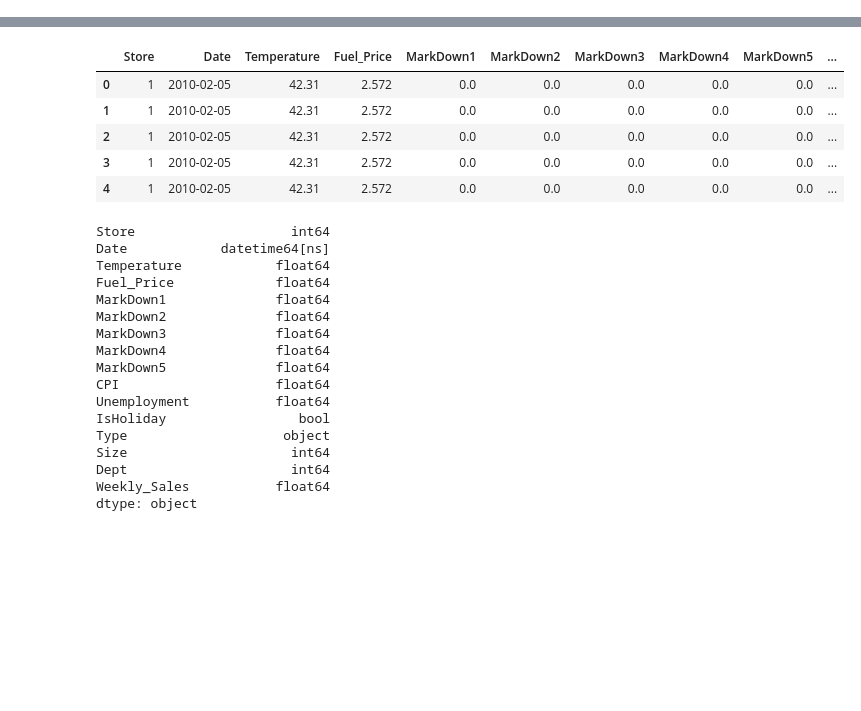
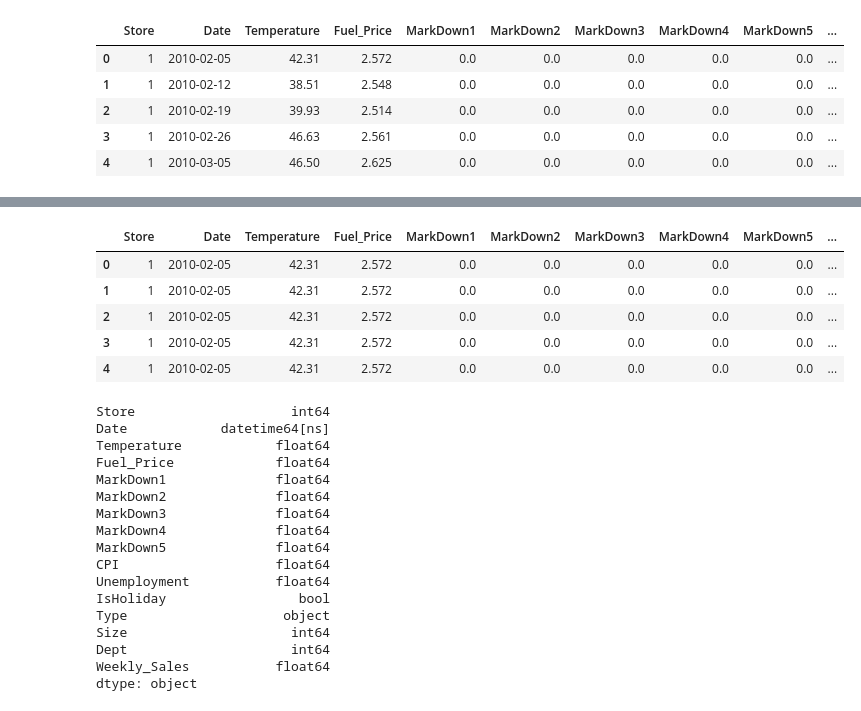
Before and after one commit to leeladh/walmart-sales-prediction, a Jupyter notebook: Wallmart_prediction.ipynb, the cells around one changed output, grey strips where cells are left out. Saved outputs shown, nothing was run; the diff lists cells and outputs as text; code cells hidden in the pictures; blank space fills up the shorter version.

```diff
--- a/Wallmart_prediction.ipynb
+++ b/Wallmart_prediction.ipynb
@@ -10,3 +10,22 @@ from sklearn.metrics import mean_squared_error
 from sklearn.neighbors import KNeighborsRegressor
 from joblib import dump
 from sklearn.ensemble import RandomForestRegressor
+# %%
+df = pd.read_csv("features.csv")
+# %%
+mark_list = ['MarkDown1', 'MarkDown2', 'MarkDown3', 'MarkDown4', 'MarkDown5']
+df["CPI"] = df['CPI'].fillna(np.nanmean(df['CPI'].unique()))
+df["Unemployment"] = df['Unemployment'].fillna(np.nanmean(df['Unemployment'].unique()))
+df[mark_list] = df[mark_list].fillna(0)
+# %%
+df1 = pd.read_csv("stores.csv")
+# %%
+df2 = pd.merge(df, df1, on='Store')
+df2.head()
+# %% [output]
+|  | Store | Date | Temperature | Fuel_Price | MarkDown1 | MarkDown2 | MarkDown3 | MarkDown4 | MarkDown5 | ... |
+| 0 | 1 | 2010-02-05 | 42.31 | 2.572 | 0.0 | 0.0 | 0.0 | 0.0 | 0.0 | ... |
+| 1 | 1 | 2010-02-12 | 38.51 | 2.548 | 0.0 | 0.0 | 0.0 | 0.0 | 0.0 | ... |
+| 2 | 1 | 2010-02-19 | 39.93 | 2.514 | 0.0 | 0.0 | 0.0 | 0.0 | 0.0 | ... |
+| 3 | 1 | 2010-02-26 | 46.63 | 2.561 | 0.0 | 0.0 | 0.0 | 0.0 | 0.0 | ... |
+| 4 | 1 | 2010-03-05 | 46.50 | 2.625 | 0.0 | 0.0 | 0.0 | 0.0 | 0.0 | ... |
```
Also changed, not shown: parts of 12 cells of this notebook, 5 other files.
